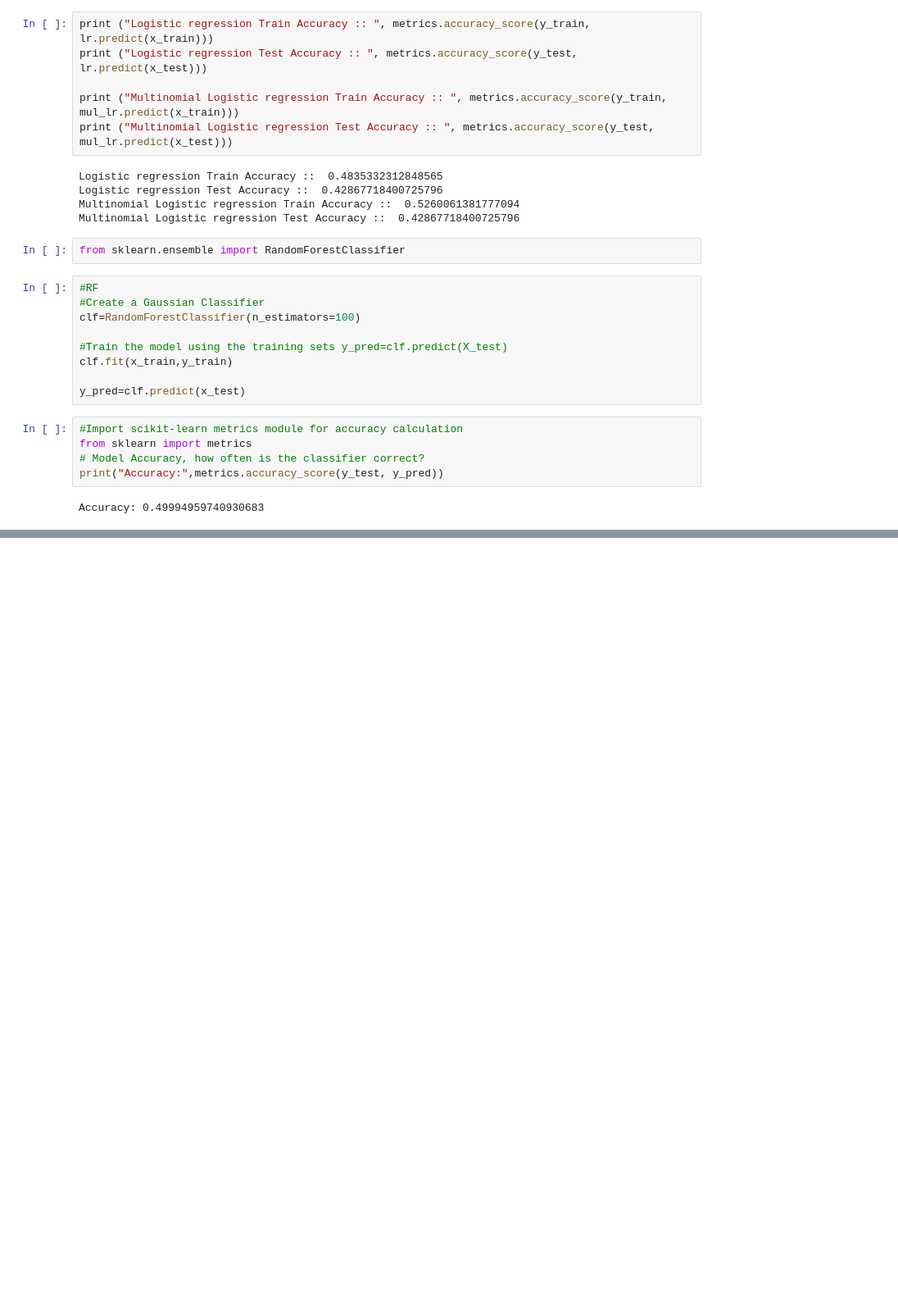
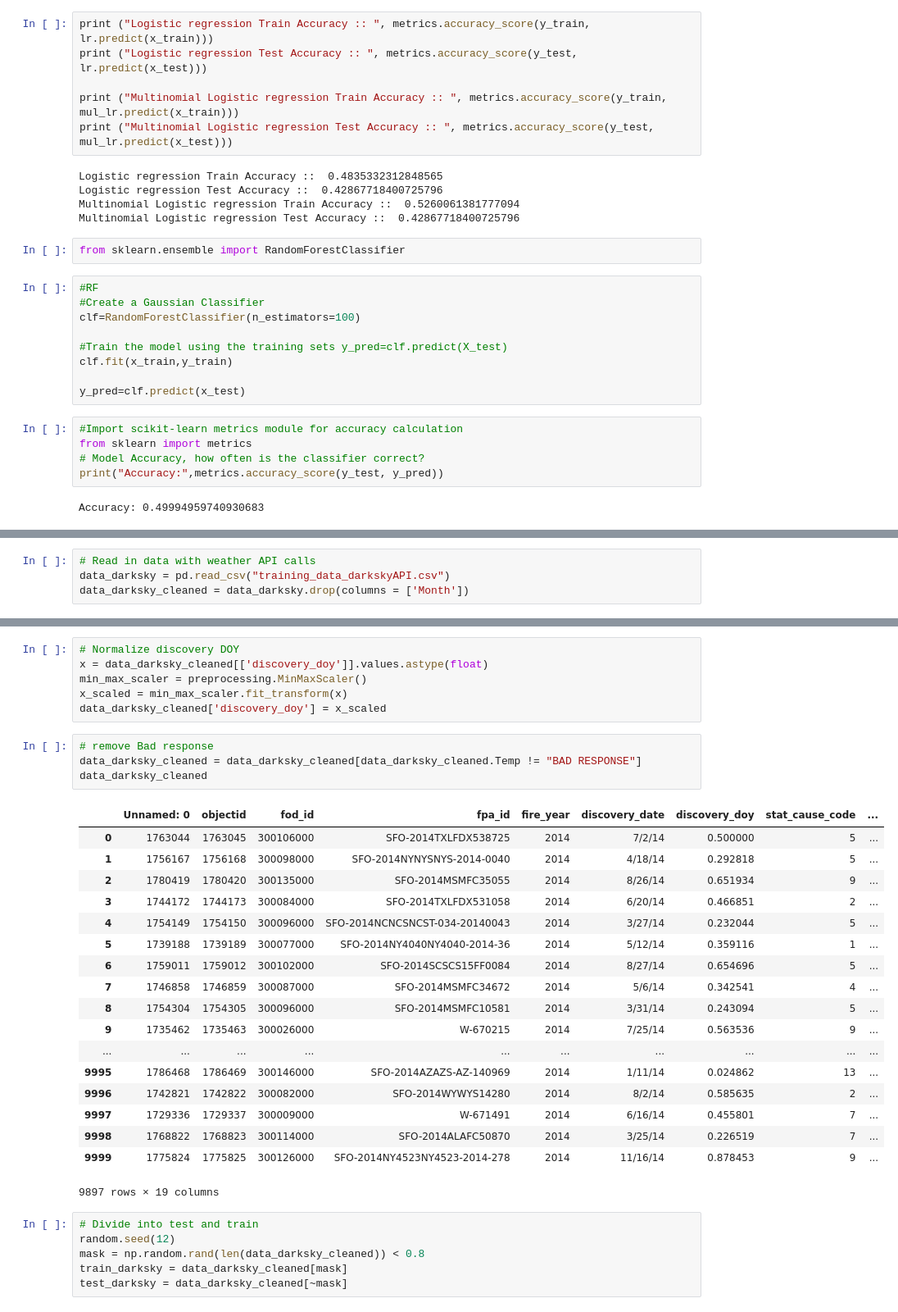
Before and after one commit to sarahtang/fire, a Jupyter notebook: New fire.ipynb, the cells around one changed output, grey strips where cells are left out. Shown at 82% size. Cells and saved outputs as stored; diff of their text form; blank space fills up the shorter version.

Commit message:
train with darksky data

```diff
--- a/New fire.ipynb
+++ b/New fire.ipynb
@@ -337,0 +341,4 @@ Accuracy: 0.49994959740930683
+# %%
+# Read in data with weather API calls
+data_darksky = pd.read_csv("training_data_darkskyAPI.csv")
+data_darksky_cleaned = data_darksky.drop(columns = ['Month'])
@@ -337,0 +352,35 @@ Accuracy: 0.49994959740930683
+# %%
+# Normalize discovery DOY
+x = data_darksky_cleaned[['discovery_doy']].values.astype(float)
+min_max_scaler = preprocessing.MinMaxScaler()
+x_scaled = min_max_scaler.fit_transform(x)
+data_darksky_cleaned['discovery_doy'] = x_scaled
+# %%
+# remove Bad response
+data_darksky_cleaned = data_darksky_cleaned[data_darksky_cleaned.Temp != "BAD RESPONSE"]
+data_darksky_cleaned
+# %% [output]
+|  | Unnamed: 0 | objectid | fod_id | fpa_id | fire_year | discovery_date | discovery_doy | stat_cause_code | ... |
+| 0 | 1763044 | 1763045 | 300106000 | SFO-2014TXLFDX538725 | 2014 | 7/2/14 | 0.500000 | 5 | ... |
+| 1 | 1756167 | 1756168 | 300098000 | SFO-2014NYNYSNYS-2014-0040 | 2014 | 4/18/14 | 0.292818 | 5 | ... |
+| 2 | 1780419 | 1780420 | 300135000 | SFO-2014MSMFC35055 | 2014 | 8/26/14 | 0.651934 | 9 | ... |
+| 3 | 1744172 | 1744173 | 300084000 | SFO-2014TXLFDX531058 | 2014 | 6/20/14 | 0.466851 | 2 | ... |
+| 4 | 1754149 | 1754150 | 300096000 | SFO-2014NCNCSNCST-034-20140043 | 2014 | 3/27/14 | 0.232044 | 5 | ... |
+| 5 | 1739188 | 1739189 | 300077000 | SFO-2014NY4040NY4040-2014-36 | 2014 | 5/12/14 | 0.359116 | 1 | ... |
+| 6 | 1759011 | 1759012 | 300102000 | SFO-2014SCSCS15FF0084 | 2014 | 8/27/14 | 0.654696 | 5 | ... |
+| 7 | 1746858 | 1746859 | 300087000 | SFO-2014MSMFC34672 | 2014 | 5/6/14 | 0.342541 | 4 | ... |
+| 8 | 1754304 | 1754305 | 300096000 | SFO-2014MSMFC10581 | 2014 | 3/31/14 | 0.243094 | 5 | ... |
+| 9 | 1735462 | 1735463 | 300026000 | W-670215 | 2014 | 7/25/14 | 0.563536 | 9 | ... |
+| ... | ... | ... | ... | ... | ... | ... | ... | ... | ... |
+| 9995 | 1786468 | 1786469 | 300146000 | SFO-2014AZAZS-AZ-140969 | 2014 | 1/11/14 | 0.024862 | 13 | ... |
+| 9996 | 1742821 | 1742822 | 300082000 | SFO-2014WYWYS14280 | 2014 | 8/2/14 | 0.585635 | 2 | ... |
+| 9997 | 1729336 | 1729337 | 300009000 | W-671491 | 2014 | 6/16/14 | 0.455801 | 7 | ... |
+| 9998 | 1768822 | 1768823 | 300114000 | SFO-2014ALAFC50870 | 2014 | 3/25/14 | 0.226519 | 7 | ... |
+| 9999 | 1775824 | 1775825 | 300126000 | SFO-2014NY4523NY4523-2014-278 | 2014 | 11/16/14 | 0.878453 | 9 | ... |
+9897 rows × 19 columns
+# %%
+# Divide into test and train
+random.seed(12)
+mask = np.random.rand(len(data_darksky_cleaned)) < 0.8
+train_darksky = data_darksky_cleaned[mask]
+test_darksky = data_darksky_cleaned[~mask]
```
Also changed, not shown: parts of 28 cells of this notebook, 1 other file.
